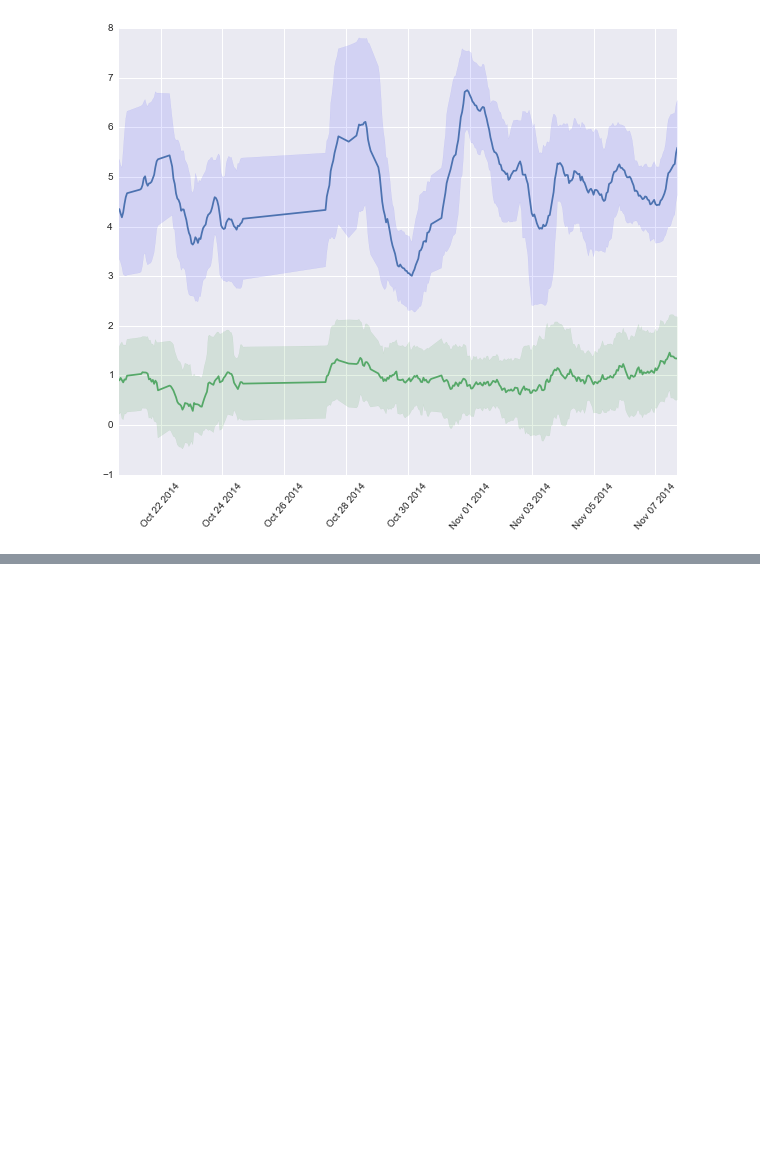
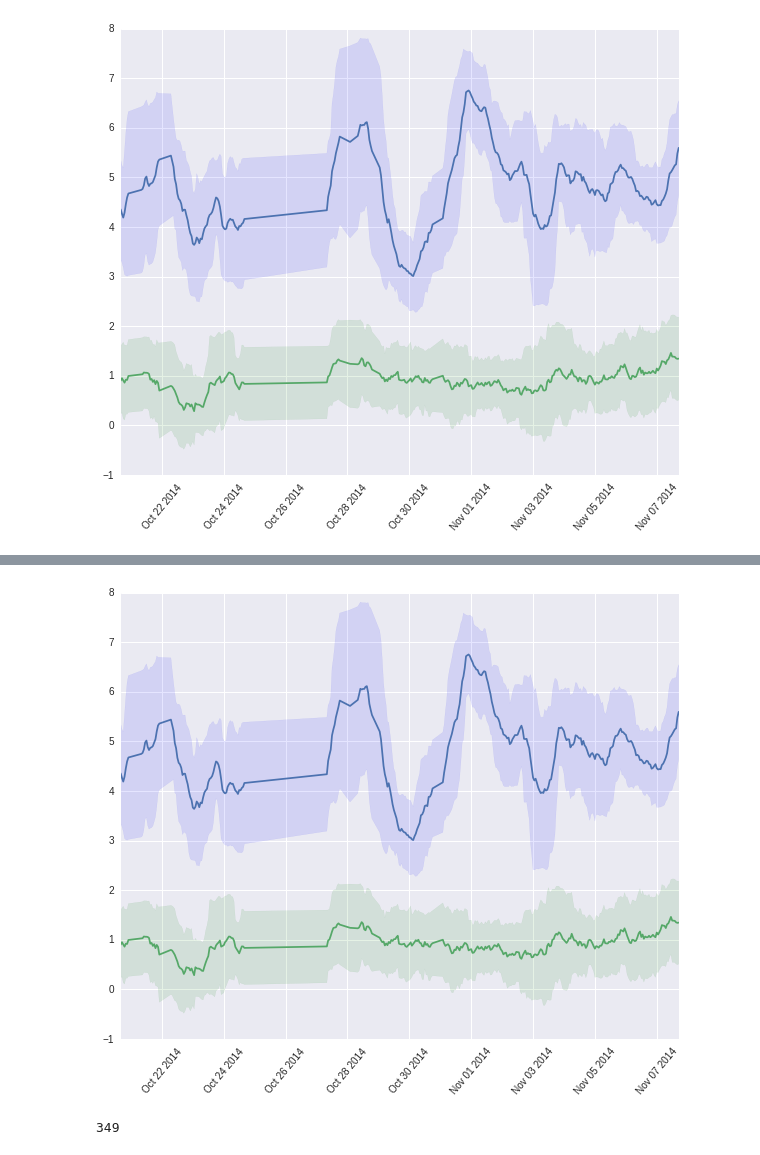
Before and after one commit to binaryaaron/words-and-markets, a Jupyter notebook: analysis/time_series.ipynb, the cells around one changed output, grey strips where cells are left out. Cells and saved outputs as stored; diff of their text form; code cells hidden in the pictures; blank space fills up the shorter version.

```diff
--- a/analysis/time_series.ipynb
+++ b/analysis/time_series.ipynb
@@ -335,0 +222,16 @@ test.head()
+# %%
+mas = pd.rolling_mean(tweet_data.lsi_score, 20)
+mstd = pd.rolling_std(tweet_data.lsi_score, 20)
+mad = pd.rolling_mean(tweet_data.lda_score, 20)
+madst = pd.rolling_std(tweet_data.lda_score, 20)
+
+plt.figure(figsize=(10,8))
+#plt.plot(tweet_data.index, tweet_data.lsi_score, 'k')
+plt.plot(mas.index, mas)
+plt.fill_between(mstd.index, mas-mstd, mas+mstd, color = 'b', alpha = 0.1)
+plt.plot(mad.index, mad)
+plt.fill_between(madst.index, mad-madst, mad+madst, color = 'g', alpha = 0.1)
+plt.xticks(rotation=50)
+plt.legend()
+# %% [output]
+[figure, added]
@@ -335,0 +247,4 @@ test.head()
+# %%
+tweet_data.lsi_score.count()
+# %% [output]
+349
```
Also changed, not shown: parts of 49 cells of this notebook.
